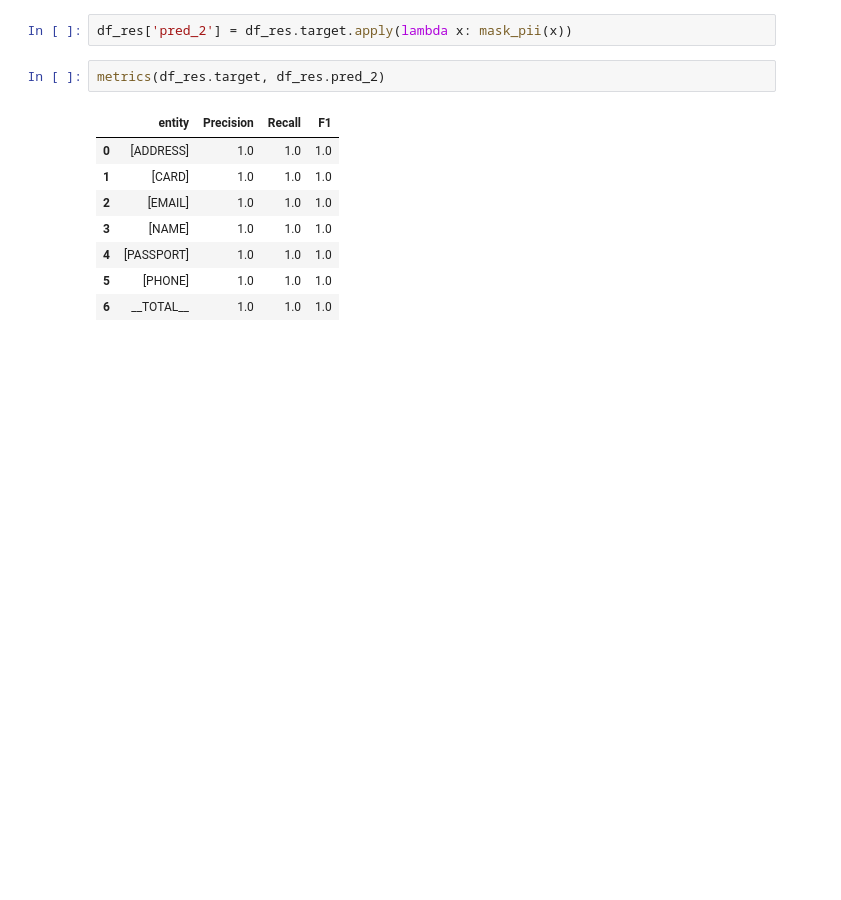
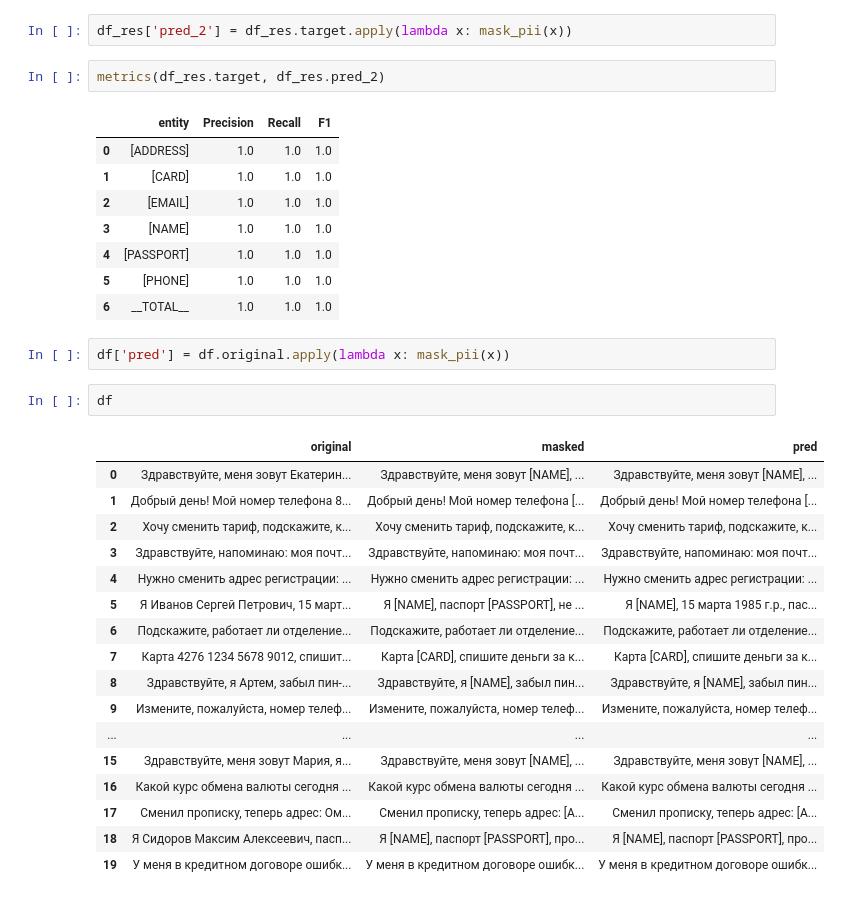
Before and after one commit to Rafaildavar/RealTimePIIAnonymizer, a Jupyter notebook: data_analysis.ipynb, the cells around one changed output. Drawn from its saved outputs; the diff is of its cells as text; blank space fills up the shorter version.

Commit message:
test pred

```diff
--- a/data_analysis.ipynb
+++ b/data_analysis.ipynb
@@ -72,3 +72,25 @@ metrics(df_res.target, df_res.pred_2)
 | 4 | [PASSPORT] | 1.0 | 1.0 | 1.0 |
 | 5 | [PHONE] | 1.0 | 1.0 | 1.0 |
 | 6 | __TOTAL__ | 1.0 | 1.0 | 1.0 |
+# %%
+df['pred'] = df.original.apply(lambda x: mask_pii(x))
+# %%
+df
+# %% [output]
+|  | original | masked | pred |
+| 0 | Здравствуйте, меня зовут Екатерин... | Здравствуйте, меня зовут [NAME], ... | Здравствуйте, меня зовут [NAME], ... |
+| 1 | Добрый день! Мой номер телефона 8... | Добрый день! Мой номер телефона [... | Добрый день! Мой номер телефона [... |
+| 2 | Хочу сменить тариф, подскажите, к... | Хочу сменить тариф, подскажите, к... | Хочу сменить тариф, подскажите, к... |
+| 3 | Здравствуйте, напоминаю: моя почт... | Здравствуйте, напоминаю: моя почт... | Здравствуйте, напоминаю: моя почт... |
+| 4 | Нужно сменить адрес регистрации: ... | Нужно сменить адрес регистрации: ... | Нужно сменить адрес регистрации: ... |
+| 5 | Я Иванов Сергей Петрович, 15 март... | Я [NAME], паспорт [PASSPORT], не ... | Я [NAME], 15 марта 1985 г.р., пас... |
+| 6 | Подскажите, работает ли отделение... | Подскажите, работает ли отделение... | Подскажите, работает ли отделение... |
+| 7 | Карта 4276 1234 5678 9012, спишит... | Карта [CARD], спишите деньги за к... | Карта [CARD], спишите деньги за к... |
+| 8 | Здравствуйте, я Артем, забыл пин-... | Здравствуйте, я [NAME], забыл пин... | Здравствуйте, я [NAME], забыл пин... |
+| 9 | Измените, пожалуйста, номер телеф... | Измените, пожалуйста, номер телеф... | Измените, пожалуйста, номер телеф... |
+| ... | ... | ... | ... |
+| 15 | Здравствуйте, меня зовут Мария, я... | Здравствуйте, меня зовут [NAME], ... | Здравствуйте, меня зовут [NAME], ... |
+| 16 | Какой курс обмена валюты сегодня ... | Какой курс обмена валюты сегодня ... | Какой курс обмена валюты сегодня ... |
+| 17 | Сменил прописку, теперь адрес: Ом... | Сменил прописку, теперь адрес: [A... | Сменил прописку, теперь адрес: [A... |
+| 18 | Я Сидоров Максим Алексеевич, пасп... | Я [NAME], паспорт [PASSPORT], про... | Я [NAME], паспорт [PASSPORT], про... |
+| 19 | У меня в кредитном договоре ошибк... | У меня в кредитном договоре ошибк... | У меня в кредитном договоре ошибк... |
```
Also changed, not shown: parts of 5 cells of this notebook, 2 other files.
